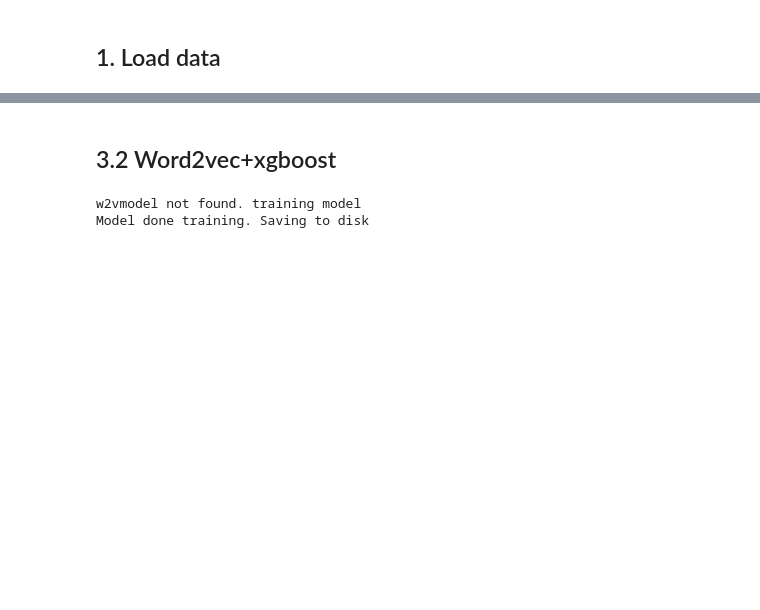
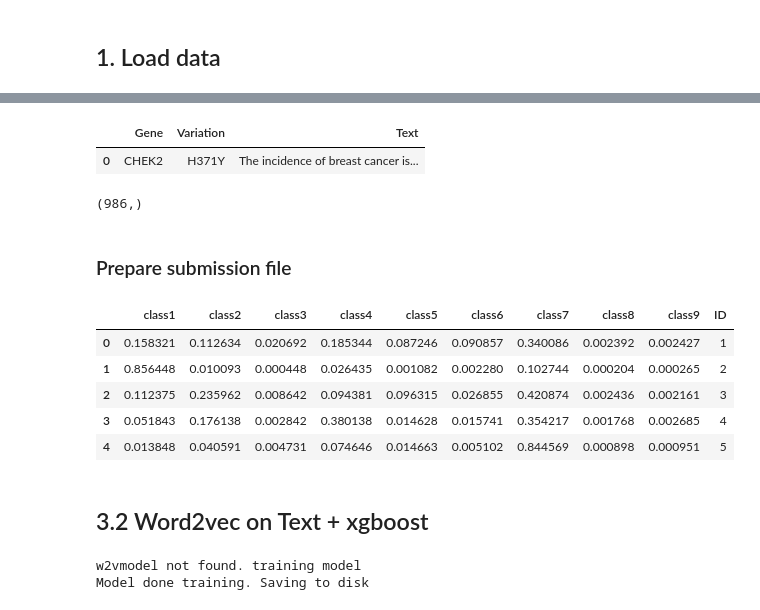
Before and after one commit to dujm/Health_PrecisionMedicine, a Jupyter notebook: notebooks/03Feature_Model_Full_Data.ipynb, the cells around one changed output, grey strips where cells are left out. Cells and saved outputs as stored; diff of their text form; code cells hidden in the pictures; blank space fills up the shorter version.

Commit message:
3tfidf & submission

```diff
--- a/notebooks/03Feature_Model_Full_Data.ipynb
+++ b/notebooks/03Feature_Model_Full_Data.ipynb
@@ -52,0 +119,3 @@ print(acc)
+# %%
+model = xgb.XGBClassifier(objective="multi:softprob", random_state=42)
+model.fit(X_tr, y_tr)
@@ -52,0 +159,4 @@ print(acc)
+# %%
+# Stage 2 test data
+df_test = pd.read_csv('../data/processed/stage2_test_variants_text.csv')
+df_test.head()
@@ -53,2 +170,37 @@ print(acc)
+# %%
+test =df_test.drop(['ID'],axis =1)
+test['Gene'] = test['Gene'].astype(str)
+test['Variation'] = test['Variation'].astype(str)
+test['Text'] = test['Text'].astype(str)
+test.head(1)
+# %% [output]
+|  | Gene | Variation | Text |
+| 0 | CHEK2 | H371Y | The incidence of breast cancer is... |
+# %%
+X_te = vectorizer.transform(test.values)
+y_te = model.predict(X_te)
+y_te.shape
+# %% [output]
+(986,)
+# %% [markdown]
+### Prepare submission file
+# %%
+y_pro = model.predict_proba(X_te)
+submission_df = pd.DataFrame(y_pro, columns=['class'+str(c+1) for c in range(9)])
+
+submission_df['ID'] = df_test['ID']
+submission_df.head()
+
+mysubset = ["ID"]
+mask = submission_df.columns.isin(mysubset)
+submission_df =pd.concat([submission_df.loc[:,mask], submission_df.loc[:,~mask]], axis=1)
+submission_df.to_csv('../data/processed/stage2_submission_3.2.csv', index=False)
+# %% [output]
+|  | class1 | class2 | class3 | class4 | class5 | class6 | class7 | class8 | class9 | ID |
+| 0 | 0.158321 | 0.112634 | 0.020692 | 0.185344 | 0.087246 | 0.090857 | 0.340086 | 0.002392 | 0.002427 | 1 |
+| 1 | 0.856448 | 0.010093 | 0.000448 | 0.026435 | 0.001082 | 0.002280 | 0.102744 | 0.000204 | 0.000265 | 2 |
+| 2 | 0.112375 | 0.235962 | 0.008642 | 0.094381 | 0.096315 | 0.026855 | 0.420874 | 0.002436 | 0.002161 | 3 |
+| 3 | 0.051843 | 0.176138 | 0.002842 | 0.380138 | 0.014628 | 0.015741 | 0.354217 | 0.001768 | 0.002685 | 4 |
+| 4 | 0.013848 | 0.040591 | 0.004731 | 0.074646 | 0.014663 | 0.005102 | 0.844569 | 0.000898 | 0.000951 | 5 |
 # %% [markdown]
-## 3.2 Word2vec+xgboost
+## 3.2 Word2vec on Text + xgboost
```
Also changed, not shown: parts of 27 cells of this notebook.
